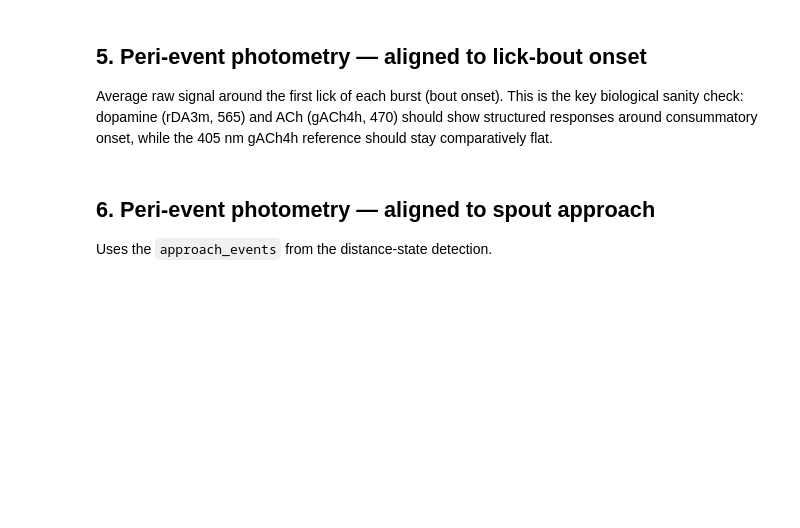
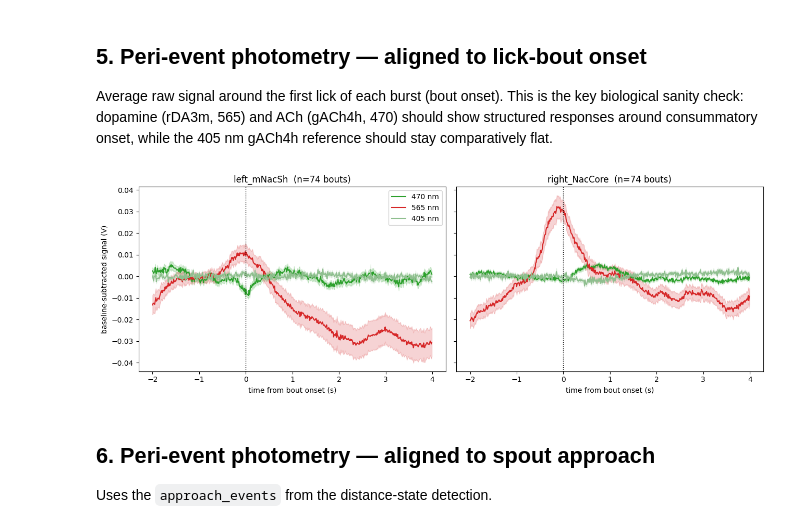
Before and after one commit to calderast/berke_sham_feeding_to_nwb, a Jupyter notebook: verify_nwb.ipynb, the cells around one changed output. Cells and saved outputs as stored; diff of their text form; code cells hidden in the pictures; blank space fills up the shorter version.

```diff
--- a/verify_nwb.ipynb
+++ b/verify_nwb.ipynb
@@ -114,43 +170,45 @@ fig.tight_layout()
 
 Average raw signal around the first lick of each burst (bout onset). This is the key biological sanity check: dopamine (rDA3m, 565) and ACh (gACh4h, 470) should show structured responses around consummatory onset, while the 405 nm gACh4h reference should stay comparatively flat.
 # %%
-def bout_onsets(region, min_gap_s=2.0):
+def bout_onsets(side, min_gap_s=2.0):
     """Lick-event times separated by >= min_gap_s, i.e. bout starts."""
-    le = behavior[f"lick_events_{region}"]
+    le = behavior[f"lick_events_{side}"]
     t = np.asarray(le.timestamps[:])
     if t.size == 0:
         return t
     keep = np.concatenate([[True], np.diff(t) >= min_gap_s])
     return t[keep]
 
 def peri_event(ts, event_times, pre=2.0, post=4.0):
     t = tvec(ts); y = np.asarray(ts.data[:])
     fs = ts.rate if ts.rate is not None else 1.0 / np.median(np.diff(t))
     npre, npost = int(pre * fs), int(post * fs)
     lag = (np.arange(-npre, npost)) / fs
     snips = []
     for et in event_times:
         i = int(round((et - t[0]) * fs))
         if i - npre >= 0 and i + npost < len(y):
             seg = y[i - npre:i + npost].astype(float)
             snips.append(seg - np.nanmean(seg[:npre]))  # baseline-subtract pre-window
     return lag, np.array(snips)
 
-fig, axes = plt.subplots(1, len(REGIONS), figsize=(13, 4.5), sharey=True)
-for ax, region in zip(axes, REGIONS):
-    onsets = bout_onsets(region)
+fig, axes = plt.subplots(1, len(SIDES), figsize=(13, 4.5), sharey=True)
+for ax, side in zip(axes, SIDES):
+    onsets = bout_onsets(side)
     for wl in (470, 565, 405):
-        lag, snips = peri_event(nwb.acquisition[f"raw_{wl}_{region}"], onsets)
+        lag, snips = peri_event(nwb.acquisition[f"raw_{wl}_{side}"], onsets)
         if snips.size == 0:
             continue
         mean, sem = snips.mean(0), snips.std(0) / np.sqrt(len(snips))
         ax.plot(lag, mean, color=WL_COLORS[wl], label=f"{wl} nm")
         ax.fill_between(lag, mean - sem, mean + sem, color=WL_COLORS[wl], alpha=0.2)
     ax.axvline(0, color="k", ls=":", lw=1)
-    ax.set_title(f"{region}  (n={len(onsets)} bouts)")
+    ax.set_title(f"{side}  (n={len(onsets)} bouts)")
     ax.set_xlabel("time from bout onset (s)")
 axes[0].set_ylabel("baseline-subtracted signal (V)"); axes[0].legend()
 fig.tight_layout()
+# %% [output]
+[figure, added]
 # %% [markdown]
 ## 6. Peri-event photometry — aligned to spout approach
 
```
Also changed, not shown: parts of 12 cells of this notebook, 2 other files.
